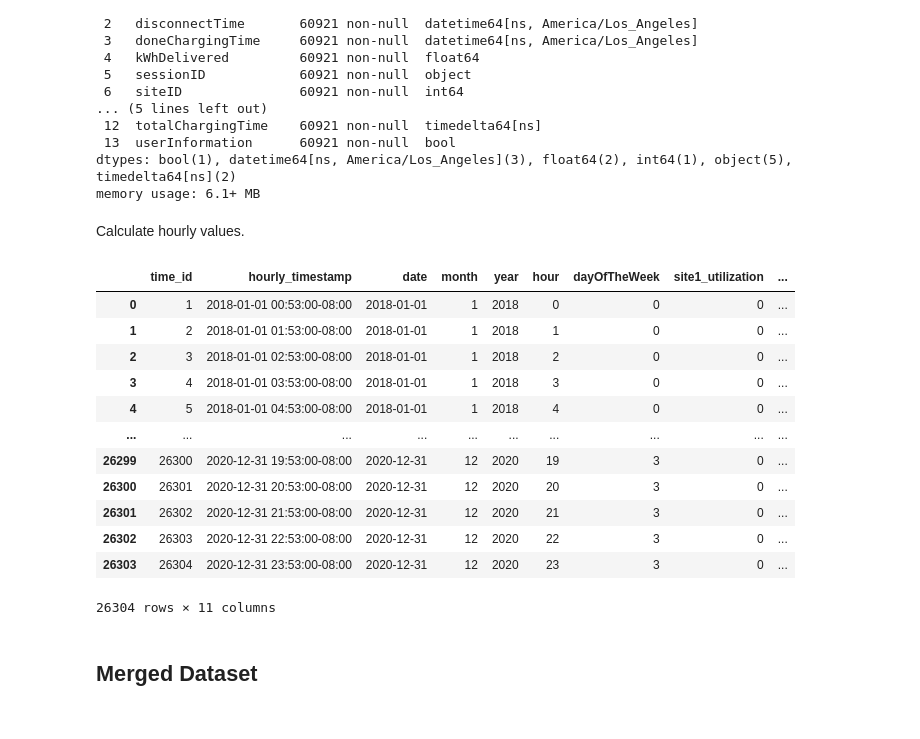
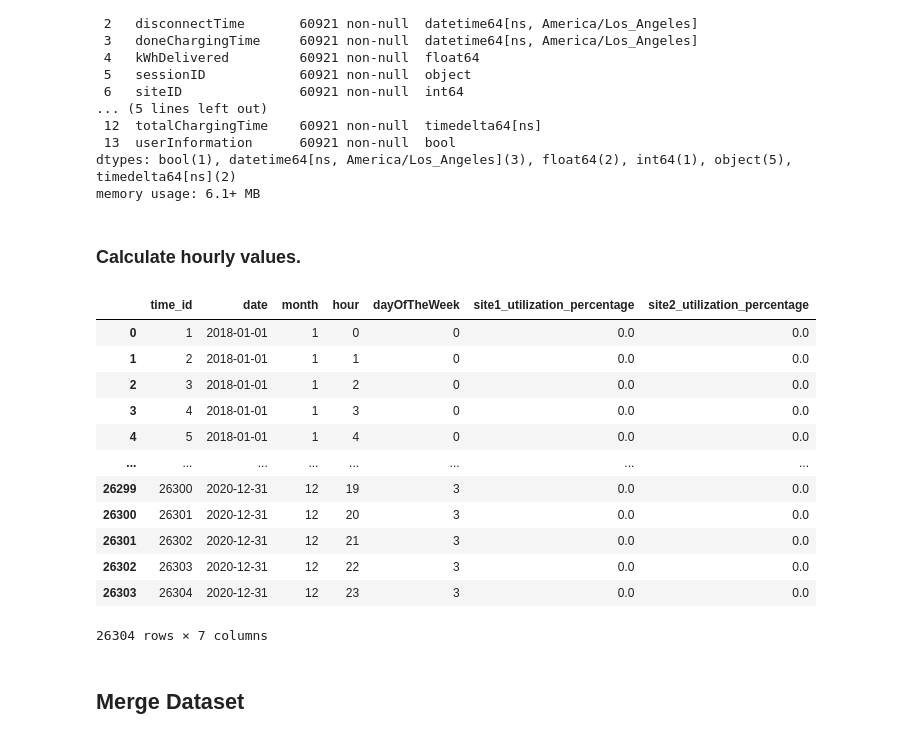
Before and after one commit to linusslange/AnalyticsAndApplications, a Jupyter notebook: UtilizationPredictionPreprocessing.ipynb, the cells around one changed output. Drawn from its saved outputs; the diff is of its cells as text; code cells hidden in the pictures.

```diff
--- a/UtilizationPredictionPreprocessing.ipynb
+++ b/UtilizationPredictionPreprocessing.ipynb
@@ -141,7 +147,7 @@ Data columns (total 14 columns):
 dtypes: bool(1), datetime64[ns, America/Los_Angeles](3), float64(2), int64(1), object(5), timedelta64[ns](2)
 memory usage: 6.1+ MB
 # %% [markdown]
-Calculate hourly values.
+### Calculate hourly values.
 # %%
 # create hourly dataframe
 start_timestamp = pd.to_datetime(Weather_set_preprocessed['timestamp'].min())
@@ -153,53 +159,54 @@ Charging_set_hourly = pd.DataFrame({
 })
 Charging_set_hourly['date'] = Charging_set_hourly['hourly_timestamp'].dt.date
 Charging_set_hourly['month'] = Charging_set_hourly['hourly_timestamp'].dt.month
-Charging_set_hourly['year'] = Charging_set_hourly['hourly_timestamp'].dt.year
 Charging_set_hourly['hour'] = Charging_set_hourly['hourly_timestamp'].dt.hour
 Charging_set_hourly['dayOfTheWeek'] = Charging_set_hourly['hourly_timestamp'].dt.dayofweek
 
 # add utilization of site 1 and site 2
 sessions_count_site1_utilization = []
 sessions_count_site2_utilization = []
 
 for timestamp in Charging_set_hourly['hourly_timestamp']:
     # filter sessions where the timestamp is within the connectionTime and disconnectTime range
     sessions_site1_utilization = Charging_set_preprocessed[
         (Charging_set_preprocessed['connectionTime'] < timestamp) &
         (Charging_set_preprocessed['doneChargingTime'] > timestamp) &
         (Charging_set_preprocessed['siteID'] == 1)
     ]
     sessions_site2_utilization = Charging_set_preprocessed[
         (Charging_set_preprocessed['connectionTime'] < timestamp) &
         (Charging_set_preprocessed['doneChargingTime'] > timestamp) &
         (Charging_set_preprocessed['siteID'] == 2)
     ]
     sessions_count_site1_utilization.append(len(sessions_site1_utilization))
     sessions_count_site2_utilization.append(len(sessions_site2_utilization))
 
 Charging_set_hourly['site1_utilization'] = sessions_count_site1_utilization
 Charging_set_hourly['site2_utilization'] = sessions_count_site2_utilization
 
 total_number_stations_sites = Charging_set_preprocessed.groupby(['siteID'])['stationID'].nunique()
 
-Charging_set_hourly['site1_utilization_percentage'] = Charging_set_hourly['site1_utilization'] / total_number_stations_sites.loc[1]
-Charging_set_hourly['site2_utilization_percentage'] = Charging_set_hourly['site2_utilization'] / total_number_stations_sites.loc[2]
+Charging_set_hourly['site1_utilization_percentage'] = round(Charging_set_hourly['site1_utilization'] / total_number_stations_sites.loc[1] * 100, 2)
+Charging_set_hourly['site2_utilization_percentage'] = round(Charging_set_hourly['site2_utilization'] / total_number_stations_sites.loc[2] * 100, 2)
+
+Charging_set_hourly = Charging_set_hourly.drop(['site1_utilization', 'site2_utilization', 'hourly_timestamp'], axis=1)
 
 Charging_set_hourly
 # %% [output]
-|  | time_id | hourly_timestamp | date | month | year | hour | dayOfTheWeek | site1_utilization | ... |
-| 0 | 1 | 2018-01-01 00:53:00-08:00 | 2018-01-01 | 1 | 2018 | 0 | 0 | 0 | ... |
-| 1 | 2 | 2018-01-01 01:53:00-08:00 | 2018-01-01 | 1 | 2018 | 1 | 0 | 0 | ... |
-| 2 | 3 | 2018-01-01 02:53:00-08:00 | 2018-01-01 | 1 | 2018 | 2 | 0 | 0 | ... |
-| 3 | 4 | 2018-01-01 03:53:00-08:00 | 2018-01-01 | 1 | 2018 | 3 | 0 | 0 | ... |
-| 4 | 5 | 2018-01-01 04:53:00-08:00 | 2018-01-01 | 1 | 2018 | 4 | 0 | 0 | ... |
-| ... | ... | ... | ... | ... | ... | ... | ... | ... | ... |
-| 26299 | 26300 | 2020-12-31 19:53:00-08:00 | 2020-12-31 | 12 | 2020 | 19 | 3 | 0 | ... |
-| 26300 | 26301 | 2020-12-31 20:53:00-08:00 | 2020-12-31 | 12 | 2020 | 20 | 3 | 0 | ... |
-| 26301 | 26302 | 2020-12-31 21:53:00-08:00 | 2020-12-31 | 12 | 2020 | 21 | 3 | 0 | ... |
-| 26302 | 26303 | 2020-12-31 22:53:00-08:00 | 2020-12-31 | 12 | 2020 | 22 | 3 | 0 | ... |
-| 26303 | 26304 | 2020-12-31 23:53:00-08:00 | 2020-12-31 | 12 | 2020 | 23 | 3 | 0 | ... |
+|  | time_id | date | month | hour | dayOfTheWeek | site1_utilization_percentage | site2_utilization_percentage |
+| 0 | 1 | 2018-01-01 | 1 | 0 | 0 | 0.0 | 0.0 |
+| 1 | 2 | 2018-01-01 | 1 | 1 | 0 | 0.0 | 0.0 |
+| 2 | 3 | 2018-01-01 | 1 | 2 | 0 | 0.0 | 0.0 |
+| 3 | 4 | 2018-01-01 | 1 | 3 | 0 | 0.0 | 0.0 |
+| 4 | 5 | 2018-01-01 | 1 | 4 | 0 | 0.0 | 0.0 |
+| ... | ... | ... | ... | ... | ... | ... | ... |
+| 26299 | 26300 | 2020-12-31 | 12 | 19 | 3 | 0.0 | 0.0 |
+| 26300 | 26301 | 2020-12-31 | 12 | 20 | 3 | 0.0 | 0.0 |
+| 26301 | 26302 | 2020-12-31 | 12 | 21 | 3 | 0.0 | 0.0 |
+| 26302 | 26303 | 2020-12-31 | 12 | 22 | 3 | 0.0 | 0.0 |
+| 26303 | 26304 | 2020-12-31 | 12 | 23 | 3 | 0.0 | 0.0 |
-26304 rows × 11 columns
+26304 rows × 7 columns
 # %% [markdown]
-## Merged Dataset
+## Merge Dataset
 # %%
 Input_hourly = pd.merge(Charging_set_hourly, Weather_set_hourly, on=['date', 'hour', 'month', 'dayOfTheWeek'])
```
Also changed, not shown: parts of 14 cells of this notebook, 1 other file.
